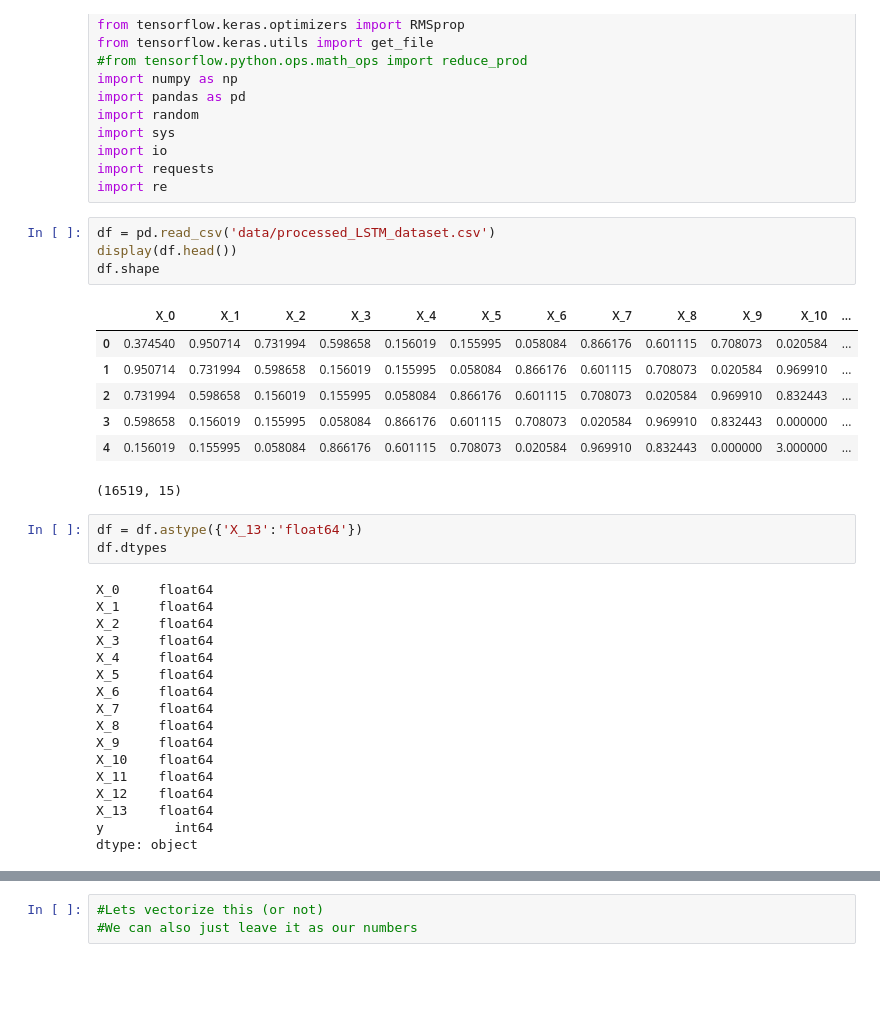
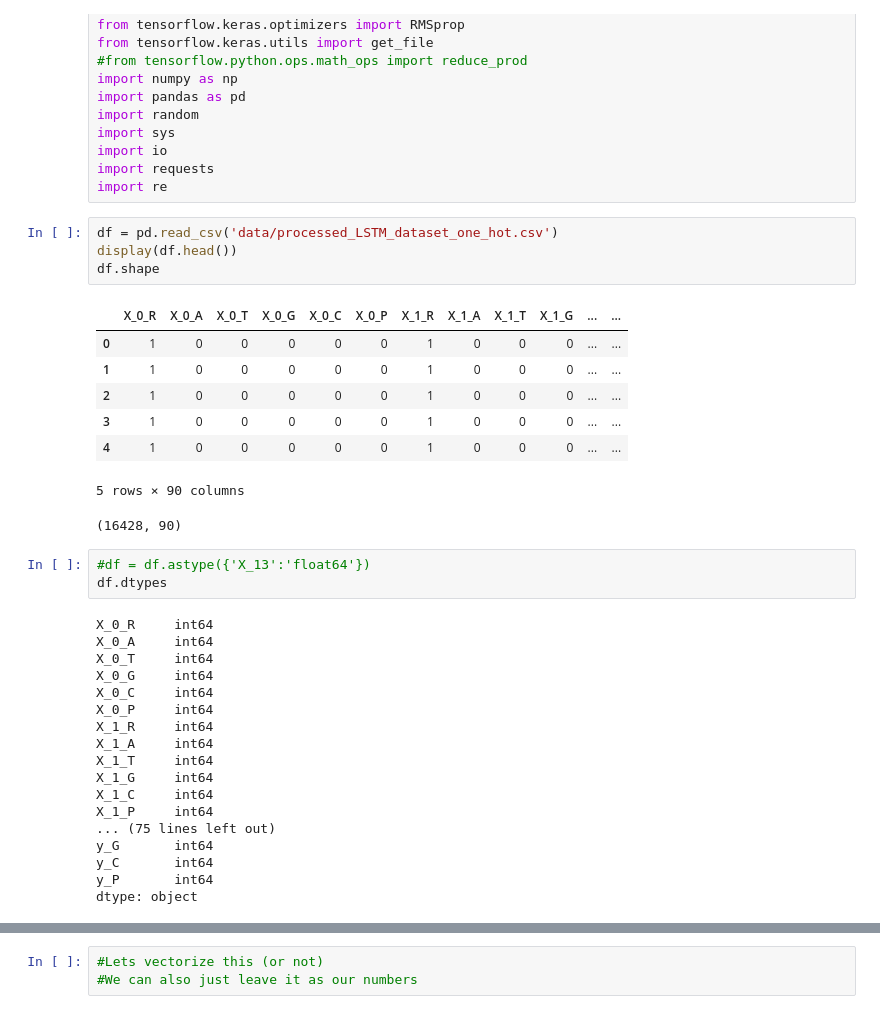
Before and after one commit to Matthew1309/GenerateArg, a Jupyter notebook: LSTM_arg.ipynb, the cells around one changed output, grey strips where cells are left out. Drawn from its saved outputs; the diff is of its cells as text; blank space fills up the shorter version.

```diff
--- a/LSTM_arg.ipynb
+++ b/LSTM_arg.ipynb
@@ -273,36 +321,38 @@ import io
 import requests
 import re
 # %%
-df = pd.read_csv('data/processed_LSTM_dataset.csv')
+df = pd.read_csv('data/processed_LSTM_dataset_one_hot.csv')
 display(df.head())
 df.shape
 # %% [output]
-|  | X_0 | X_1 | X_2 | X_3 | X_4 | X_5 | X_6 | X_7 | X_8 | X_9 | X_10 | ... |
-| 0 | 0.374540 | 0.950714 | 0.731994 | 0.598658 | 0.156019 | 0.155995 | 0.058084 | 0.866176 | 0.601115 | 0.708073 | 0.020584 | ... |
-| 1 | 0.950714 | 0.731994 | 0.598658 | 0.156019 | 0.155995 | 0.058084 | 0.866176 | 0.601115 | 0.708073 | 0.020584 | 0.969910 | ... |
-| 2 | 0.731994 | 0.598658 | 0.156019 | 0.155995 | 0.058084 | 0.866176 | 0.601115 | 0.708073 | 0.020584 | 0.969910 | 0.832443 | ... |
-| 3 | 0.598658 | 0.156019 | 0.155995 | 0.058084 | 0.866176 | 0.601115 | 0.708073 | 0.020584 | 0.969910 | 0.832443 | 0.000000 | ... |
-| 4 | 0.156019 | 0.155995 | 0.058084 | 0.866176 | 0.601115 | 0.708073 | 0.020584 | 0.969910 | 0.832443 | 0.000000 | 3.000000 | ... |
+|  | X_0_R | X_0_A | X_0_T | X_0_G | X_0_C | X_0_P | X_1_R | X_1_A | X_1_T | X_1_G | ... | ... |
+| 0 | 1 | 0 | 0 | 0 | 0 | 0 | 1 | 0 | 0 | 0 | ... | ... |
+| 1 | 1 | 0 | 0 | 0 | 0 | 0 | 1 | 0 | 0 | 0 | ... | ... |
+| 2 | 1 | 0 | 0 | 0 | 0 | 0 | 1 | 0 | 0 | 0 | ... | ... |
+| 3 | 1 | 0 | 0 | 0 | 0 | 0 | 1 | 0 | 0 | 0 | ... | ... |
+| 4 | 1 | 0 | 0 | 0 | 0 | 0 | 1 | 0 | 0 | 0 | ... | ... |
-(16519, 15)
+5 rows × 90 columns
+(16428, 90)
 # %%
-df = df.astype({'X_13':'float64'})
+#df = df.astype({'X_13':'float64'})
 df.dtypes
 # %% [output]
-X_0     float64
-X_1     float64
-X_2     float64
-X_3     float64
-X_4     float64
-X_5     float64
-X_6     float64
-X_7     float64
-X_8     float64
-X_9     float64
-X_10    float64
-X_11    float64
-X_12    float64
-X_13    float64
-y         int64
+X_0_R     int64
+X_0_A     int64
+X_0_T     int64
+X_0_G     int64
+X_0_C     int64
+X_0_P     int64
+X_1_R     int64
+X_1_A     int64
+X_1_T     int64
+X_1_G     int64
+X_1_C     int64
+X_1_P     int64
+... (75 lines left out)
+y_G       int64
+y_C       int64
+y_P       int64
 dtype: object
 # %%
 df.head()
```
Also changed, not shown: parts of 31 cells of this notebook, 3 other files.
